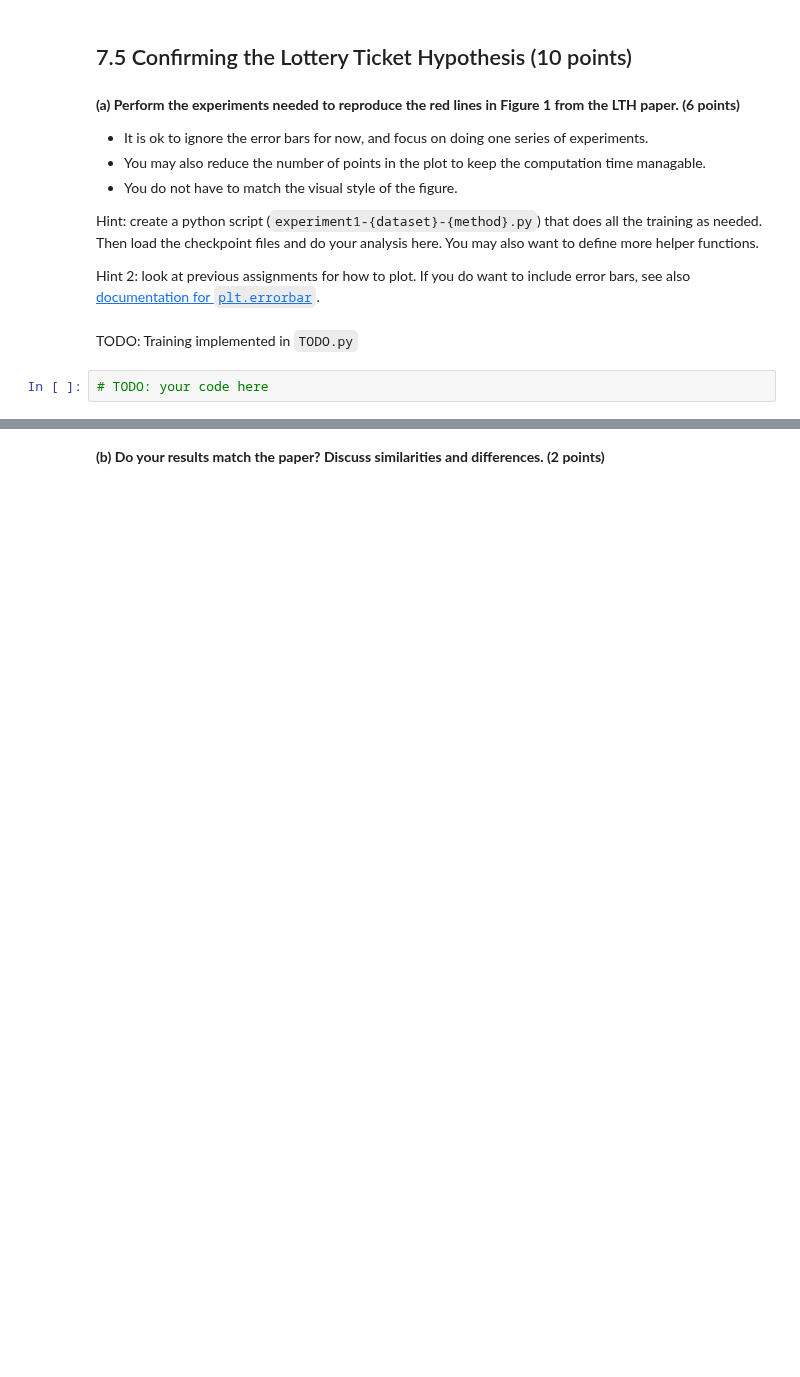
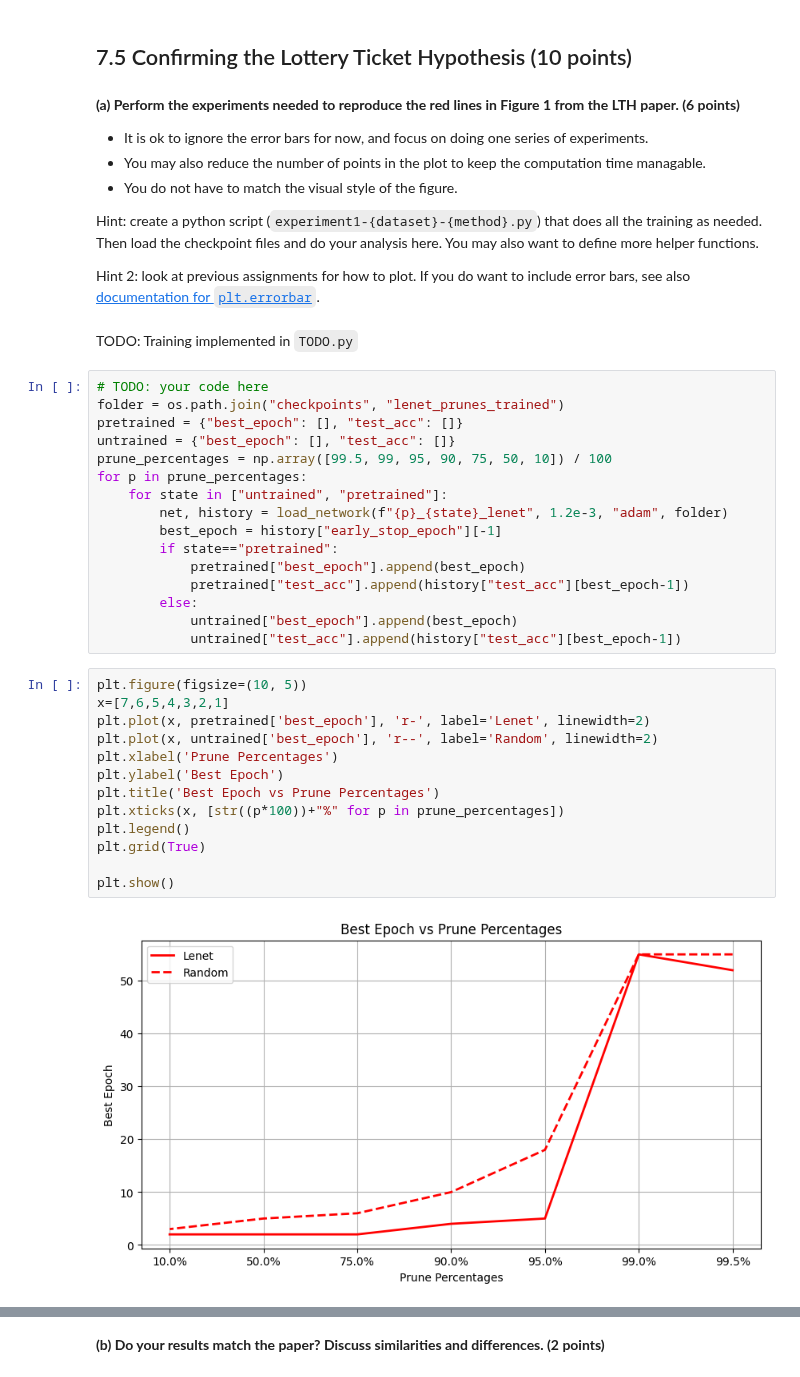
Before and after one commit to LukaMucko/DeepLearning, a Jupyter notebook: lab7/dl-assignment-7.ipynb, the cells around one changed output, grey strips where cells are left out. Saved outputs shown, nothing was run; the diff lists cells and outputs as text; blank space fills up the shorter version.

```diff
--- a/lab7/dl-assignment-7.ipynb
+++ b/lab7/dl-assignment-7.ipynb
@@ -403,5 +400,34 @@ You may also want to define more helper functions.
 Hint 2: look at previous assignments for how to plot. If you do want to include error bars, see also [documentation for `plt.errorbar`](https://matplotlib.org/stable/api/_as_gen/matplotlib.pyplot.errorbar.html).
 # %% [markdown]
 TODO: Training implemented in `TODO.py`
-# %%
-# TODO: your code here
+# %%
+# TODO: your code here
+folder = os.path.join("checkpoints", "lenet_prunes_trained")
+pretrained = {"best_epoch": [], "test_acc": []}
+untrained = {"best_epoch": [], "test_acc": []}
+prune_percentages = np.array([99.5, 99, 95, 90, 75, 50, 10]) / 100
+for p in prune_percentages:
+    for state in ["untrained", "pretrained"]:
+        net, history = load_network(f"{p}_{state}_lenet", 1.2e-3, "adam", folder)
+        best_epoch = history["early_stop_epoch"][-1]
+        if state=="pretrained":
+            pretrained["best_epoch"].append(best_epoch)
+            pretrained["test_acc"].append(history["test_acc"][best_epoch-1])
+        else:
+            untrained["best_epoch"].append(best_epoch)
+            untrained["test_acc"].append(history["test_acc"][best_epoch-1])
+# %%
+plt.figure(figsize=(10, 5))
+x=[7,6,5,4,3,2,1]
+plt.plot(x, pretrained['best_epoch'], 'r-', label='Lenet', linewidth=2)
+plt.plot(x, untrained['best_epoch'], 'r--', label='Random', linewidth=2)
+plt.xlabel('Prune Percentages')
+plt.ylabel('Best Epoch')
+plt.title('Best Epoch vs Prune Percentages')
+plt.xticks(x, [str((p*100))+"%" for p in prune_percentages])
+plt.legend()
+plt.grid(True)
+
+plt.show()
+# %% [output]
+[figure, added]
```
Also changed, not shown: parts of 6 cells of this notebook.
